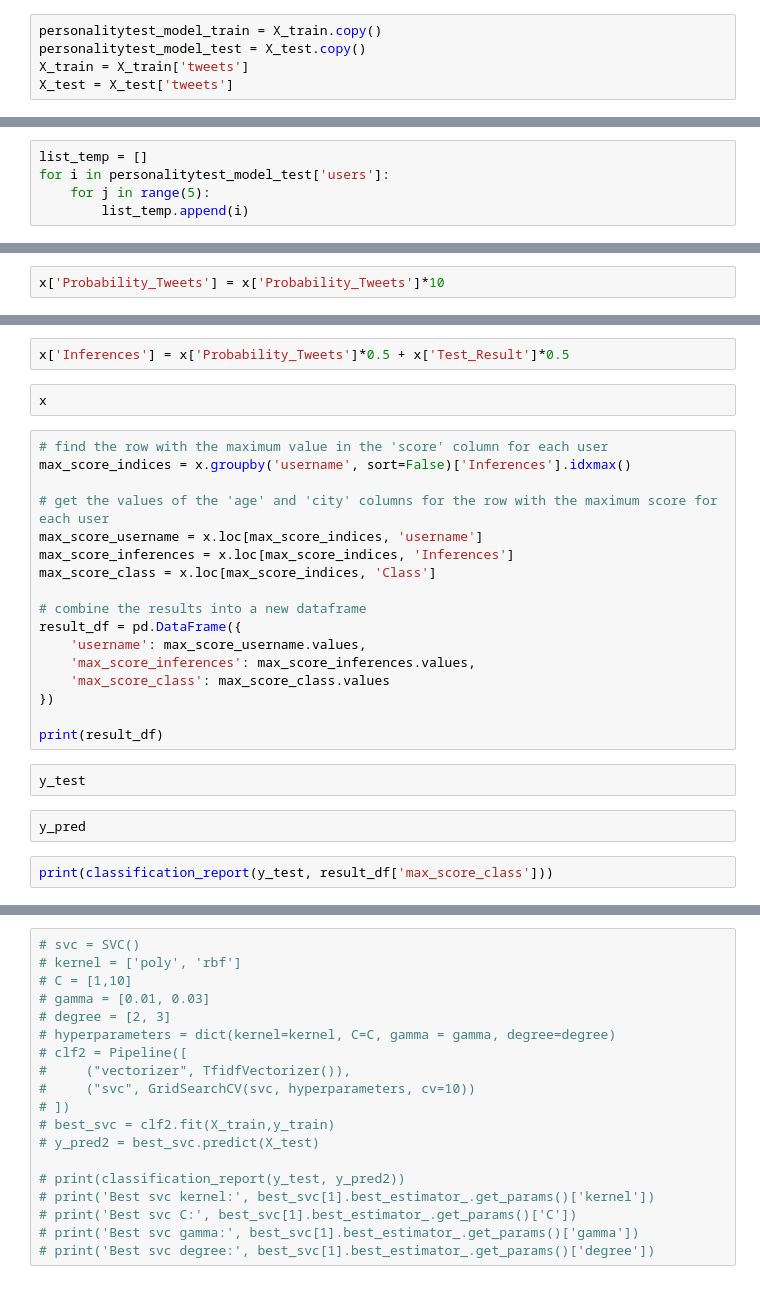
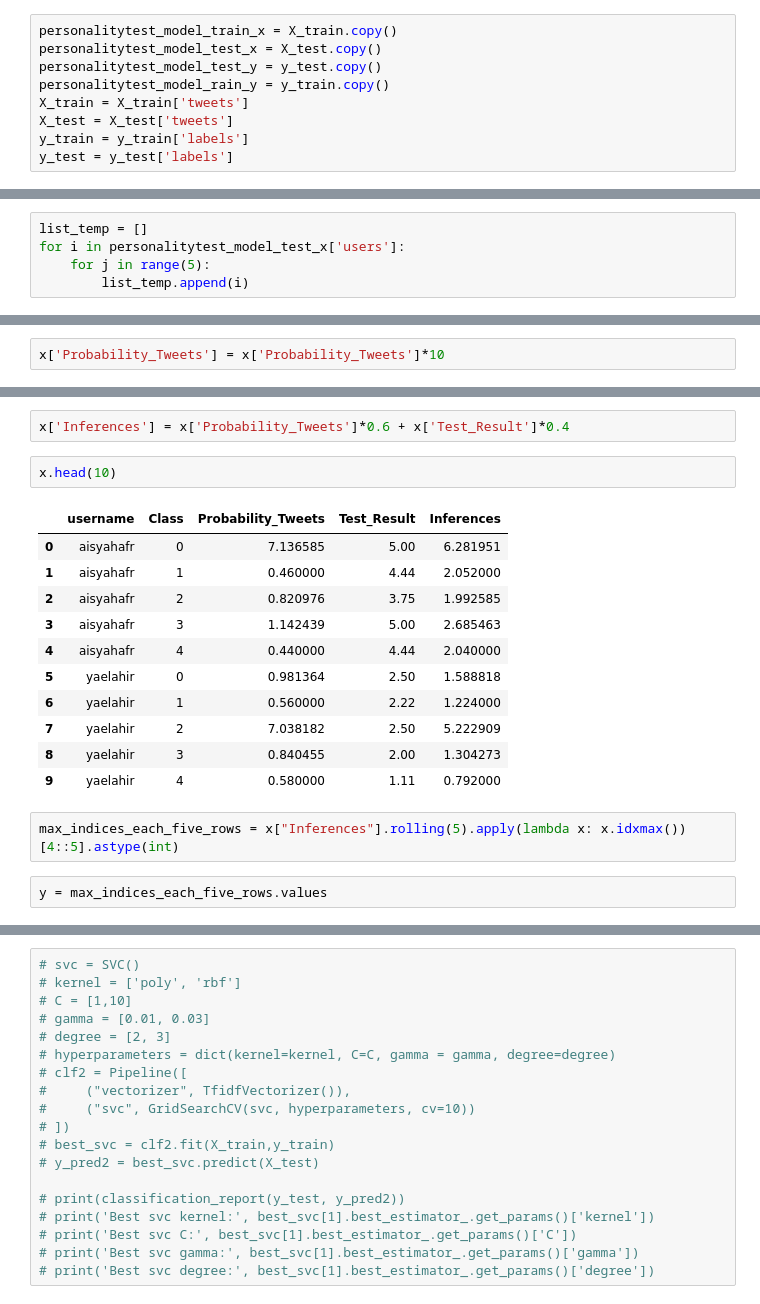
Before and after one commit to aprmswra/personality-evaluator, a Jupyter notebook: PPT-09/Modeling-Combine.ipynb, the cells around one changed output, grey strips where cells are left out. Saved outputs shown, nothing was run; the diff lists cells and outputs as text.

Commit message:
Finished Model Ver 1.0

```diff
--- a/PPT-09/Modeling-Combine.ipynb
+++ b/PPT-09/Modeling-Combine.ipynb
@@ -401,10 +402,14 @@ X_train, X_test, y_train, y_test = train_test_split(
     df_y,
     test_size=0.2, stratify=y_resampled, random_state=9)
 # %%
-personalitytest_model_train = X_train.copy()
-personalitytest_model_test = X_test.copy()
+personalitytest_model_train_x = X_train.copy()
+personalitytest_model_test_x = X_test.copy()
+personalitytest_model_test_y = y_test.copy()
+personalitytest_model_rain_y = y_train.copy()
 X_train = X_train['tweets']
 X_test = X_test['tweets']
+y_train = y_train['labels']
+y_test = y_test['labels']
 # %%
 print(X_train.shape)
 print(X_test.shape)
@@ -534,5 +545,5 @@ personalitytest_model_test.shape
 # %%
 list_temp = []
-for i in personalitytest_model_test['users']:
+for i in personalitytest_model_test_x['users']:
     for j in range(5):
         list_temp.append(i)
@@ -604,27 +673,20 @@ x['Probability_Tweets'] = x['Probability_Tweets']*10
 # %%
-x['Inferences'] = x['Probability_Tweets']*0.5 + x['Test_Result']*0.5
+x['Inferences'] = x['Probability_Tweets']*0.6 + x['Test_Result']*0.4
 # %%
-x
+x.head(10)
+# %% [output]
+|  | username | Class | Probability_Tweets | Test_Result | Inferences |
+| 0 | aisyahafr | 0 | 7.136585 | 5.00 | 6.281951 |
+| 1 | aisyahafr | 1 | 0.460000 | 4.44 | 2.052000 |
+| 2 | aisyahafr | 2 | 0.820976 | 3.75 | 1.992585 |
+| 3 | aisyahafr | 3 | 1.142439 | 5.00 | 2.685463 |
+| 4 | aisyahafr | 4 | 0.440000 | 4.44 | 2.040000 |
+| 5 | yaelahir | 0 | 0.981364 | 2.50 | 1.588818 |
+| 6 | yaelahir | 1 | 0.560000 | 2.22 | 1.224000 |
+| 7 | yaelahir | 2 | 7.038182 | 2.50 | 5.222909 |
+| 8 | yaelahir | 3 | 0.840455 | 2.00 | 1.304273 |
+| 9 | yaelahir | 4 | 0.580000 | 1.11 | 0.792000 |
-# %%
-# find the row with the maximum value in the 'score' column for each user
-max_score_indices = x.groupby('username', sort=False)['Inferences'].idxmax()
-
-# get the values of the 'age' and 'city' columns for the row with the maximum score for each user
-max_score_username = x.loc[max_score_indices, 'username']
-max_score_inferences = x.loc[max_score_indices, 'Inferences']
-max_score_class = x.loc[max_score_indices, 'Class']
-
-# combine the results into a new dataframe
-result_df = pd.DataFrame({
-    'username': max_score_username.values,
-    'max_score_inferences': max_score_inferences.values,
-    'max_score_class': max_score_class.values
-})
-
-print(result_df)
-# %%
-y_test
-# %%
-y_pred
-# %%
-print(classification_report(y_test, result_df['max_score_class']))
+# %%
+max_indices_each_five_rows = x["Inferences"].rolling(5).apply(lambda x: x.idxmax())[4::5].astype(int)
+# %%
+y = max_indices_each_five_rows.values
```
Also changed, not shown: parts of 31 cells of this notebook.
